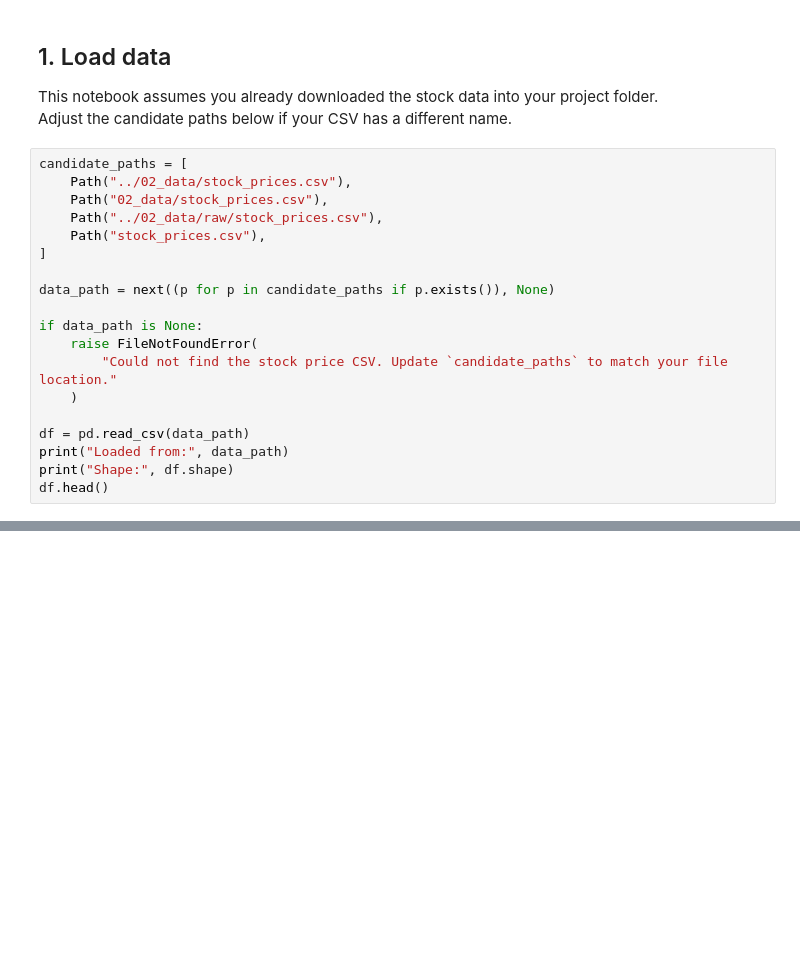
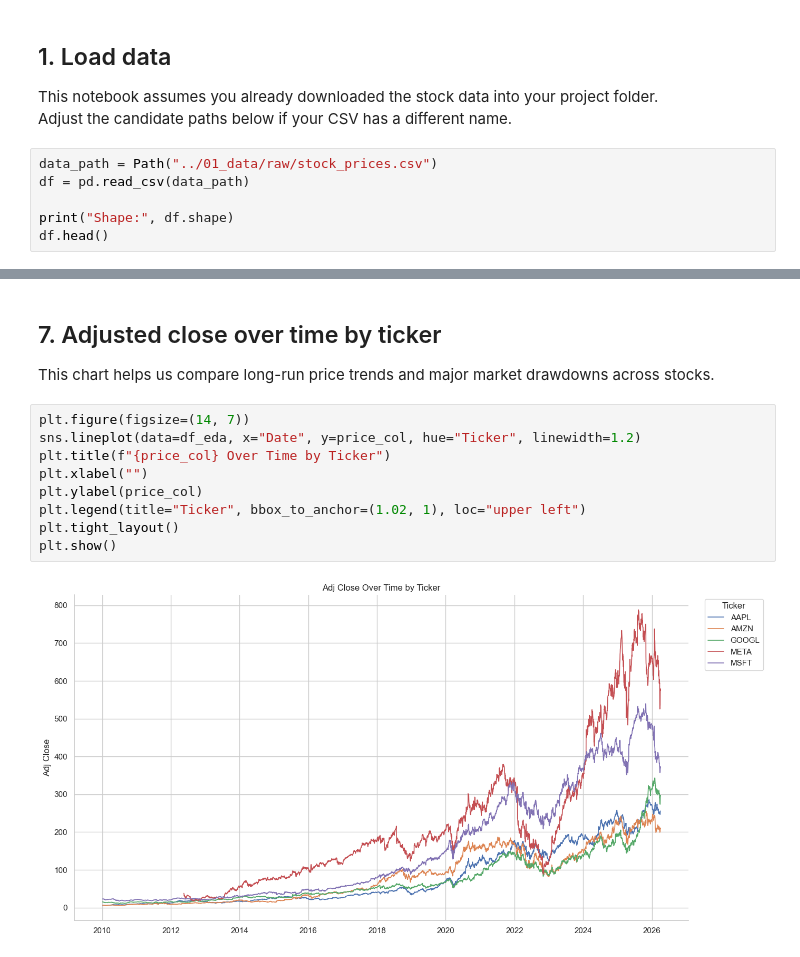
Before and after one commit to everyonehatesLin3lis/ts_project, a Jupyter notebook: 02_magic/03_models/02_EDA.ipynb, the cells around one changed output, grey strips where cells are left out. Drawn from its saved outputs; the diff is of its cells as text; blank space fills up the shorter version.

```diff
--- a/02_magic/03_models/02_EDA.ipynb
+++ b/02_magic/03_models/02_EDA.ipynb
@@ -35,22 +35,9 @@ pd.set_option("display.float_format", lambda x: f"{x:,.6f}")
 This notebook assumes you already downloaded the stock data into your project folder.
 Adjust the candidate paths below if your CSV has a different name.
 # %%
-candidate_paths = [
-    Path("../02_data/stock_prices.csv"),
-    Path("02_data/stock_prices.csv"),
-    Path("../02_data/raw/stock_prices.csv"),
-    Path("stock_prices.csv"),
-]
+data_path = Path("../01_data/raw/stock_prices.csv")
+df = pd.read_csv(data_path)
 
-data_path = next((p for p in candidate_paths if p.exists()), None)
-
-if data_path is None:
-    raise FileNotFoundError(
-        "Could not find the stock price CSV. Update `candidate_paths` to match your file location."
-    )
-
-df = pd.read_csv(data_path)
-print("Loaded from:", data_path)
 print("Shape:", df.shape)
 df.head()
 # %% [output]
@@ -57,0 +238,15 @@ FileNotFoundError: Could not find the stock price CSV. Update `candidate_paths`
+# %% [markdown]
+## 7. Adjusted close over time by ticker
+
+This chart helps us compare long-run price trends and major market drawdowns across stocks.
+# %%
+plt.figure(figsize=(14, 7))
+sns.lineplot(data=df_eda, x="Date", y=price_col, hue="Ticker", linewidth=1.2)
+plt.title(f"{price_col} Over Time by Ticker")
+plt.xlabel("")
+plt.ylabel(price_col)
+plt.legend(title="Ticker", bbox_to_anchor=(1.02, 1), loc="upper left")
+plt.tight_layout()
+plt.show()
+# %% [output]
+[figure, added]
```
Also changed, not shown: parts of 32 cells of this notebook.
